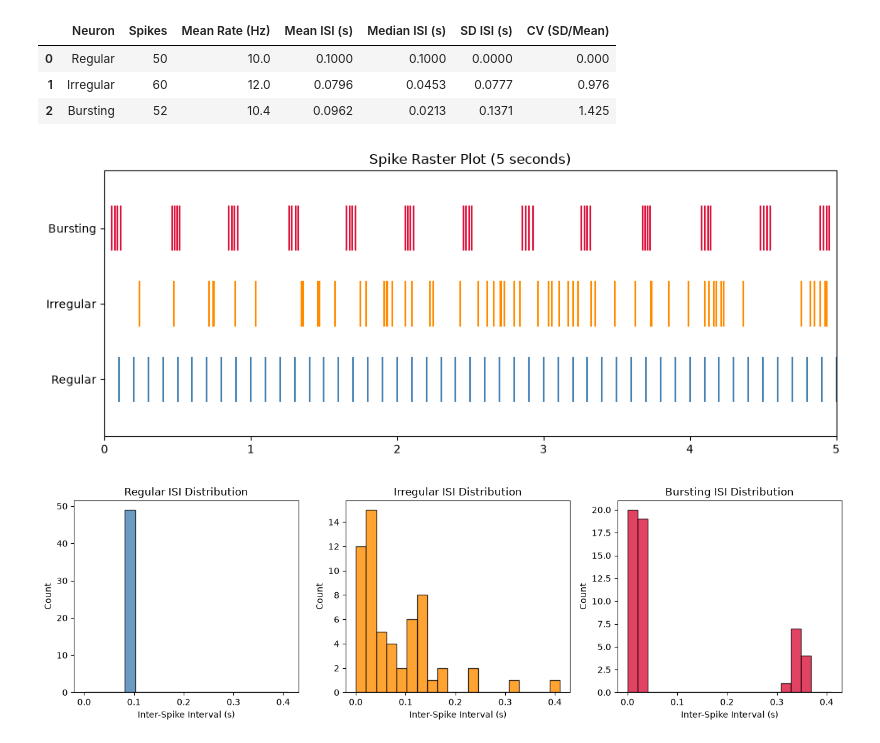
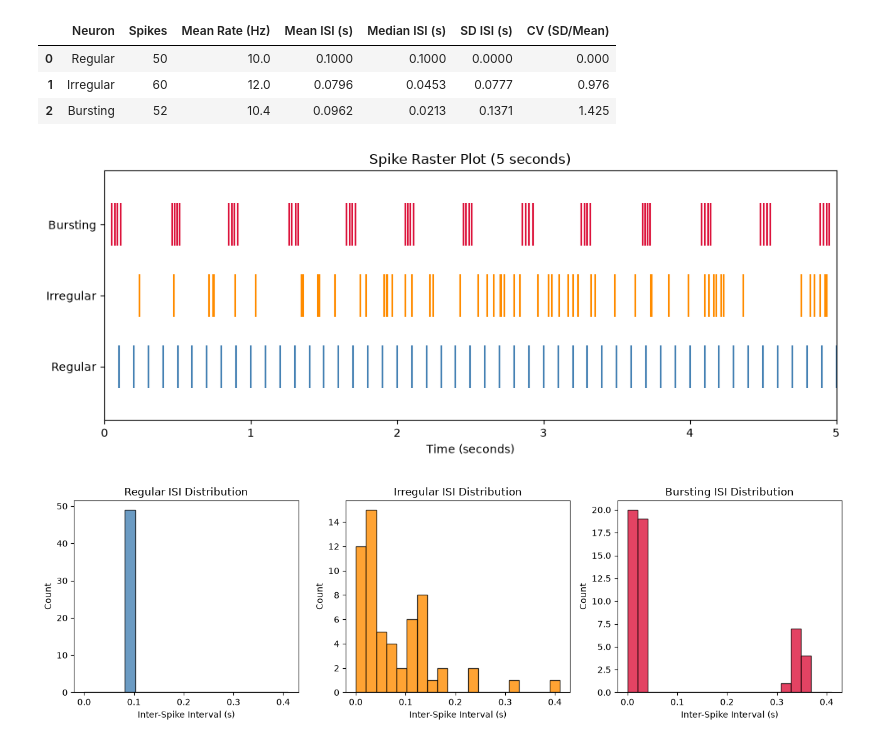
Before and after one commit to noyNosrati/MiniProject_python_1, a Jupyter notebook: Q1_neural_spikes.ipynb, the cells around one changed output. Cells and saved outputs as stored; diff of their text form; code cells hidden in the pictures.

```diff
--- a/Q1_neural_spikes.ipynb
+++ b/Q1_neural_spikes.ipynb
@@ -162,29 +162,30 @@ summary_df
 # %%
 import os
 import matplotlib.pyplot as plt
 
 os.makedirs("figures", exist_ok=True)  # Create figures folder if it does not exist
 
 fig, ax = plt.subplots(figsize=(10, 4))
 
 # Draw vertical lines for every spike of each neuron on its own row
 ax.eventplot(
     [regular_spikes, irregular_spikes, bursting_spikes],
     lineoffsets=[0, 1, 2],  # Place each neuron on its own row (y = 0, 1, 2)
     linelengths=0.6,  # Height of each vertical spike line
     colors=["steelblue", "darkorange", "crimson"],
 )
 
 ax.set_yticks([0, 1, 2])
 ax.set_yticklabels(["Regular", "Irregular", "Bursting"])
-ax.set_xlim(0, 5.0)  # Show the exact 0 to 5 second recording window on the x-axisax.set_xlabel("Time (seconds)")
+ax.set_xlim(0, 5.0)  # Show the exact 0 to 5 second recording window on the x-axis
+ax.set_xlabel("Time (seconds)")
 ax.set_title("Spike Raster Plot (5 seconds)")
 
 plt.tight_layout()  # Adjust spacing so labels do not get cut off
 plt.savefig("figures/q1_raster_plot.png", dpi=150)  # Save high-quality image before showing
 plt.show()          # Display the plot below this cell
 # %% [output]
-[figure, old version]
+[figure, new version]
 # %%
 # Create 3 side-by-side plots that share the same x-axis for fair comparison
 fig, axes = plt.subplots(1, 3, figsize=(13, 4), sharex=True)
```
Also changed, not shown: parts of 2 cells of this notebook, 2 other files.
